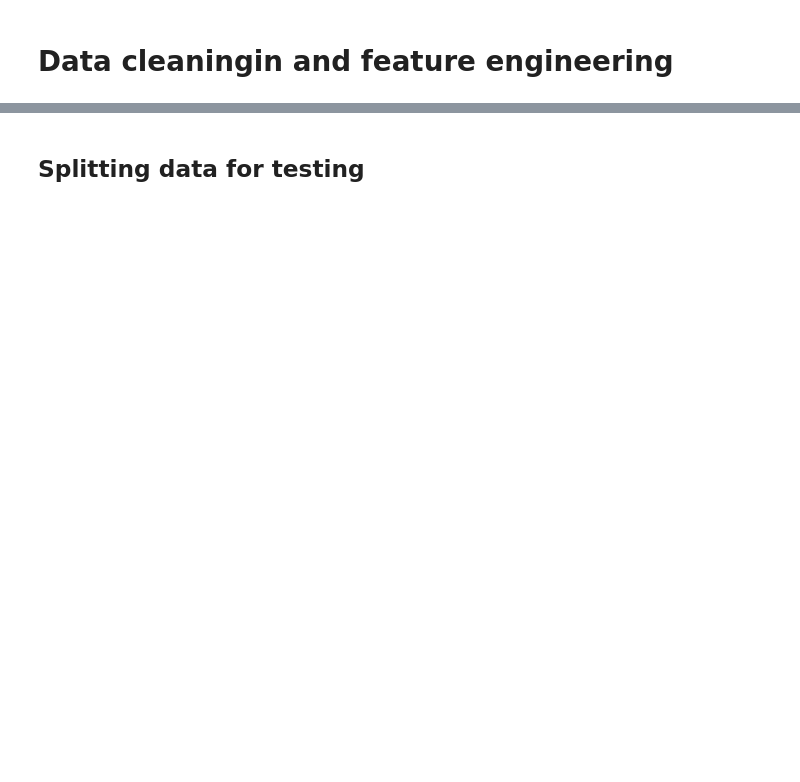
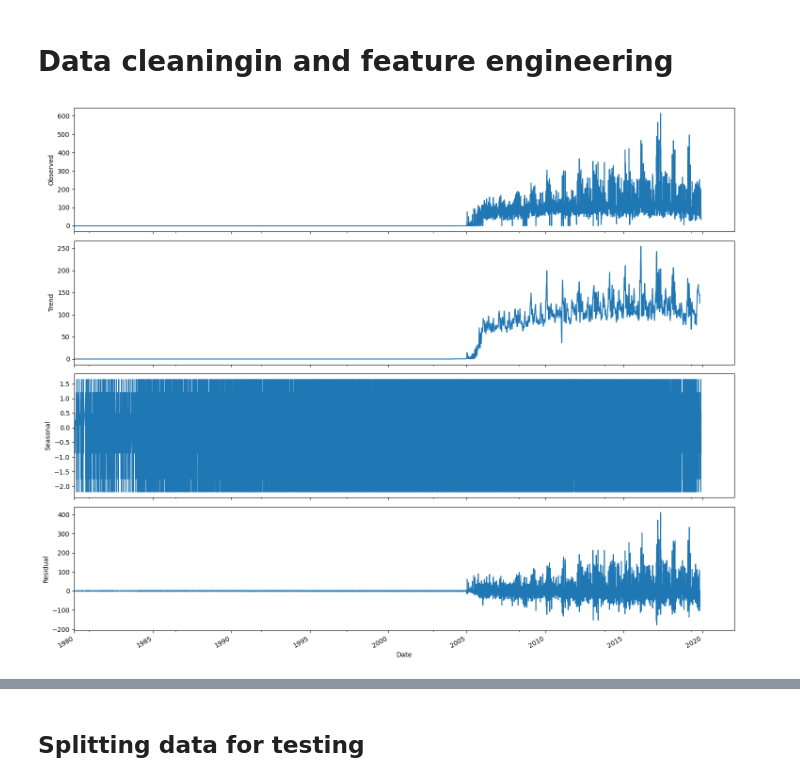
Before and after one commit to Skraiem07/ElectroThunderFraud, a Jupyter notebook: EDA-and-modeling.ipynb, the cells around one changed output, grey strips where cells are left out. Saved outputs shown, nothing was run; the diff lists cells and outputs as text; code cells hidden in the pictures; blank space fills up the shorter version.

```diff
--- a/EDA-and-modeling.ipynb
+++ b/EDA-and-modeling.ipynb
@@ -231,5 +380,8 @@ plt.show()
 # %% [markdown]
 # Data cleaningin and feature engineering
+# %%
+# Convert counter_statue column to integers, handling errors
+df['counter_statue'] = pd.to_numeric(df['counter_statue'], errors='coerce')
 # %%
 # Convert date columns to datetime
 df['creation_date'] = pd.to_datetime(df['creation_date'], format='%d/%m/%Y')
@@ -237,3 +389,44 @@ df['invoice_date'] = pd.to_datetime(df['invoice_date'])
 
 # Convert target from float to int
 df['target'] = df['target'].astype(int)
+# %%
+import matplotlib.pyplot as plt
+from statsmodels.tsa.seasonal import seasonal_decompose
+
+# Set the agg.path.chunksize parameter to a higher value
+plt.rcParams['agg.path.chunksize'] = 1000  # Adjust the value as needed
+
+# Assuming 'df' is your DataFrame and it has been preprocessed
+df['invoice_date'] = pd.to_datetime(df['invoice_date'])
+
+# Aggregate the target variable by date
+target_series = df.groupby('invoice_date')['target'].sum()
+
+# Decompose the time series
+decomposition = seasonal_decompose(target_series, model='additive', period=12)
+
+# Adjust figure size
+fig, (ax1, ax2, ax3, ax4) = plt.subplots(4, 1, figsize=(15, 12), sharex=True)
+
+# Plot the decomposed components
+decomposition.observed.plot(ax=ax1)
+ax1.set_ylabel('Observed')
+ax1.set_xlim(left=pd.Timestamp('1980-01-01'))  # Set x-axis limit to start from 1970
+
+decomposition.trend.plot(ax=ax2)
+ax2.set_ylabel('Trend')
+ax2.set_xlim(left=pd.Timestamp('1980-01-01'))  # Set x-axis limit to start from 1970
+
+decomposition.seasonal.plot(ax=ax3)
+ax3.set_ylabel('Seasonal')
+ax3.set_xlim(left=pd.Timestamp('1980-01-01'))  # Set x-axis limit to start from 1970
+
+decomposition.resid.plot(ax=ax4)
+ax4.set_ylabel('Residual')
+ax4.set_xlabel('Date')
+ax4.set_xlim(left=pd.Timestamp('1980-01-01'))  # Set x-axis limit to start from 1970
+
+plt.tight_layout()
+plt.show()
+# %% [output]
+[figure, added]
```
Also changed, not shown: parts of 65 cells of this notebook, 3 other files.
